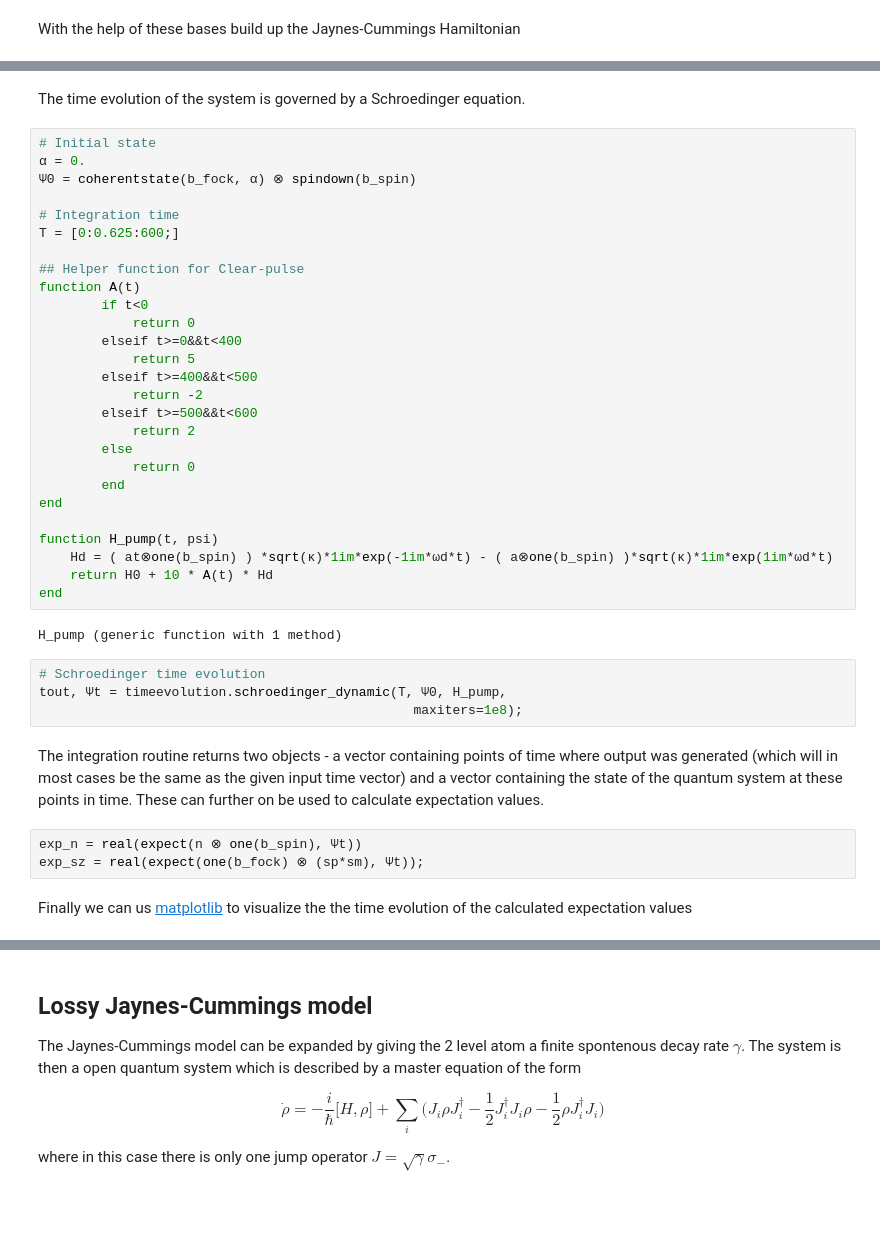
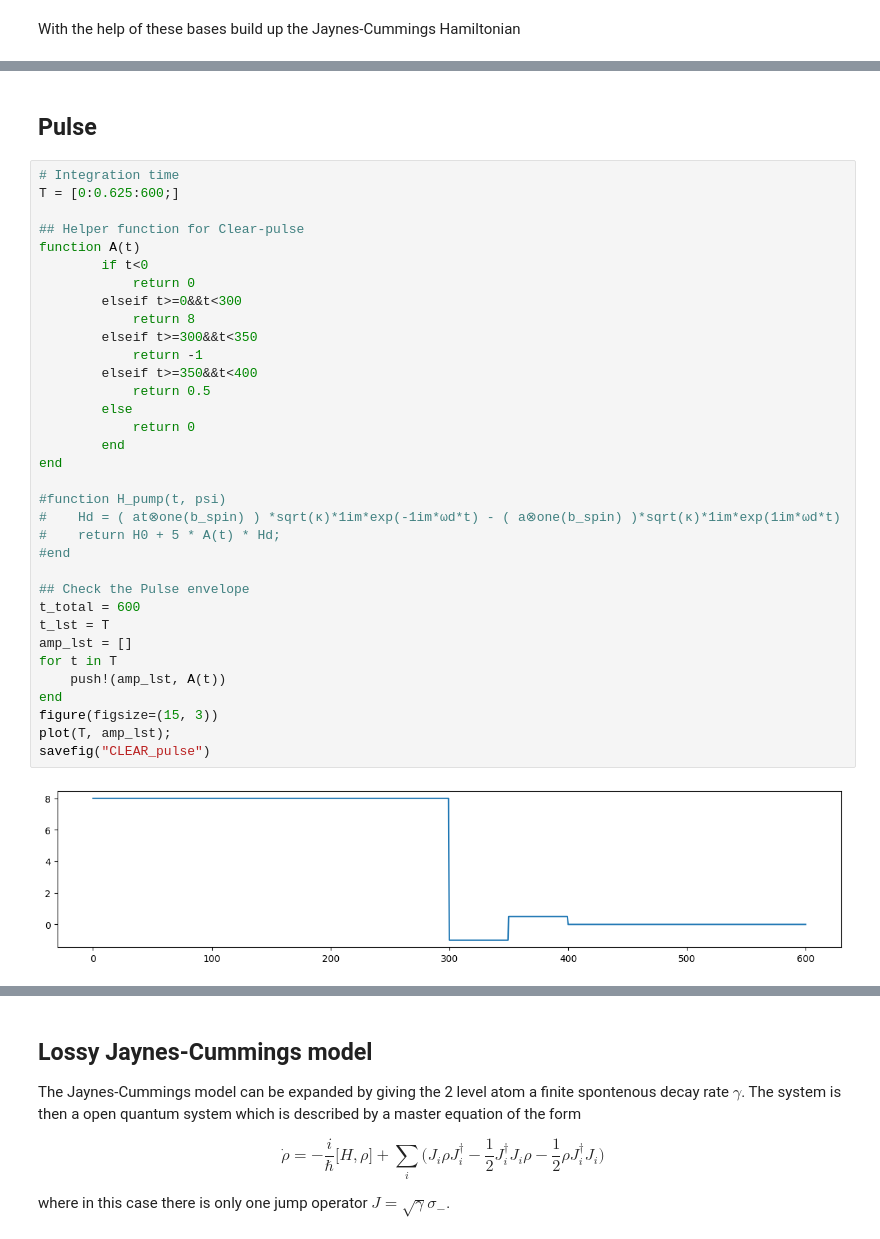
Before and after one commit to Lockonchen/transmon_readout_Julia, a Jupyter notebook: Singleshot cavity-reset.ipynb, the cells around one changed output, grey strips where cells are left out. Saved outputs shown, nothing was run; the diff lists cells and outputs as text; blank space fills up the shorter version.

```diff
--- a/Singleshot cavity-reset.ipynb
+++ b/Singleshot cavity-reset.ipynb
@@ -58,42 +62,38 @@ H0 = one(b_fock)⊗Hatom + Hfield⊗one(b_spin) + Hint;
-# %% [markdown]
-The time evolution of the system is governed by a Schroedinger equation.
+# %% [markdown]
+## Pulse
 # %%
-# Initial state
-α = 0.
-Ψ0 = coherentstate(b_fock, α) ⊗ spindown(b_spin)
-
 # Integration time
 T = [0:0.625:600;]
 
 ## Helper function for Clear-pulse
 function A(t)
         if t<0
             return 0
-        elseif t>=0&&t<400
-            return 5
-        elseif t>=400&&t<500
-            return -2
-        elseif t>=500&&t<600
-            return 2
+        elseif t>=0&&t<300
+            return 8
+        elseif t>=300&&t<350
+            return -1
+        elseif t>=350&&t<400
+            return 0.5
         else
             return 0
         end
 end
 
-function H_pump(t, psi)
-    Hd = ( at⊗one(b_spin) ) *sqrt(κ)*1im*exp(-1im*ωd*t) - ( a⊗one(b_spin) )*sqrt(κ)*1im*exp(1im*ωd*t)
-    return H0 + 10 * A(t) * Hd
+#function H_pump(t, psi)
+#    Hd = ( at⊗one(b_spin) ) *sqrt(κ)*1im*exp(-1im*ωd*t) - ( a⊗one(b_spin) )*sqrt(κ)*1im*exp(1im*ωd*t)
+#    return H0 + 5 * A(t) * Hd;
+#end
+
+## Check the Pulse envelope
+t_total = 600
+t_lst = T
+amp_lst = []
+for t in T
+    push!(amp_lst, A(t))
 end
+figure(figsize=(15, 3))
+plot(T, amp_lst);
+savefig("CLEAR_pulse")
 # %% [output]
-H_pump (generic function with 1 method)
+[figure, added]
-# %%
-# Schroedinger time evolution
-tout, Ψt = timeevolution.schroedinger_dynamic(T, Ψ0, H_pump,
-                                                maxiters=1e8);
-# %% [markdown]
-The integration routine returns two objects - a vector containing points of time where output was generated (which will in most cases be the same as the given input time vector) and a vector containing the state of the quantum system at these points in time. These can further on be used to calculate expectation values.
-# %%
-exp_n = real(expect(n ⊗ one(b_spin), Ψt))
-exp_sz = real(expect(one(b_fock) ⊗ (sp*sm), Ψt));
-# %% [markdown]
-Finally we can us [matplotlib](http://matplotlib.org/) to visualize the the time evolution of the calculated expectation values
```
Also changed, not shown: parts of 7 cells of this notebook.
